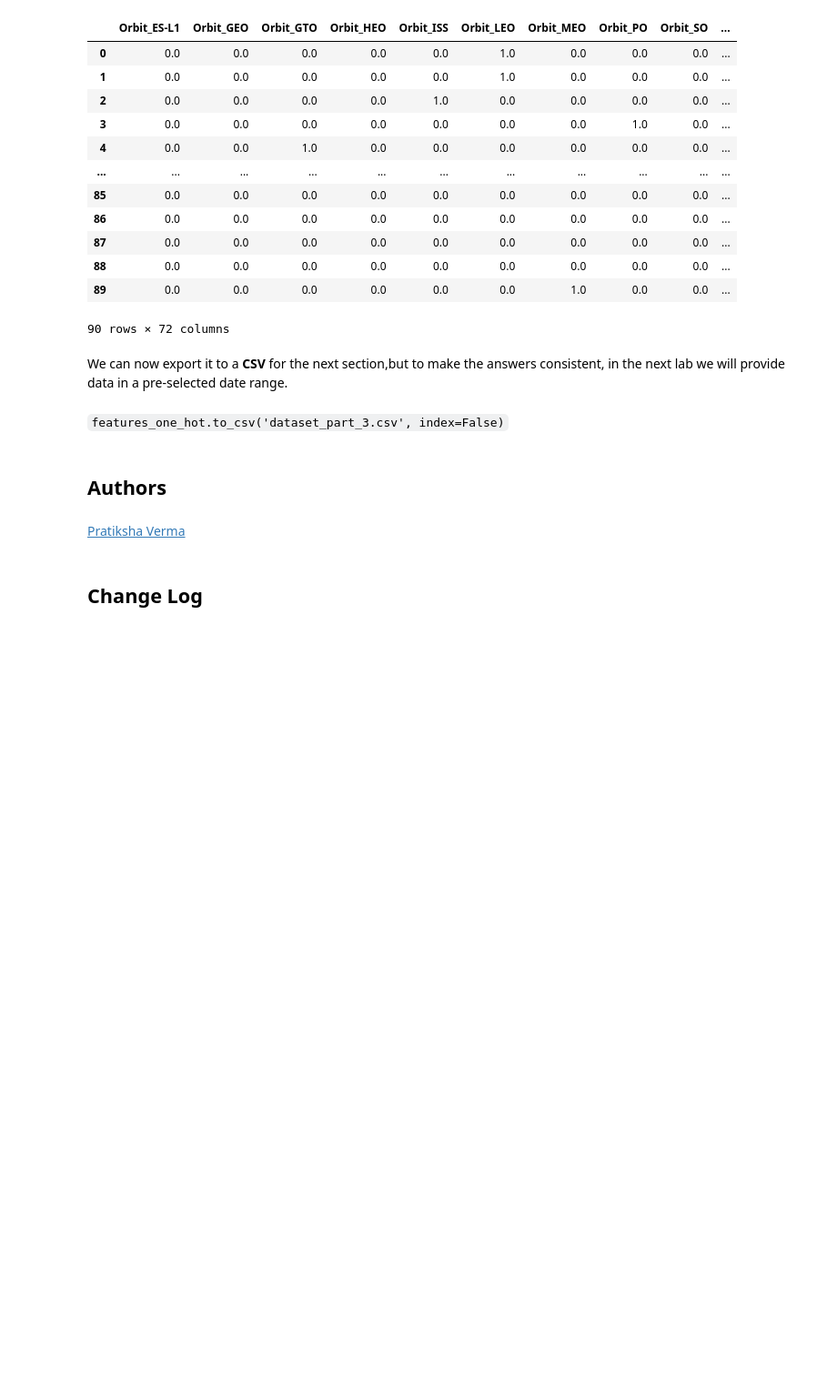
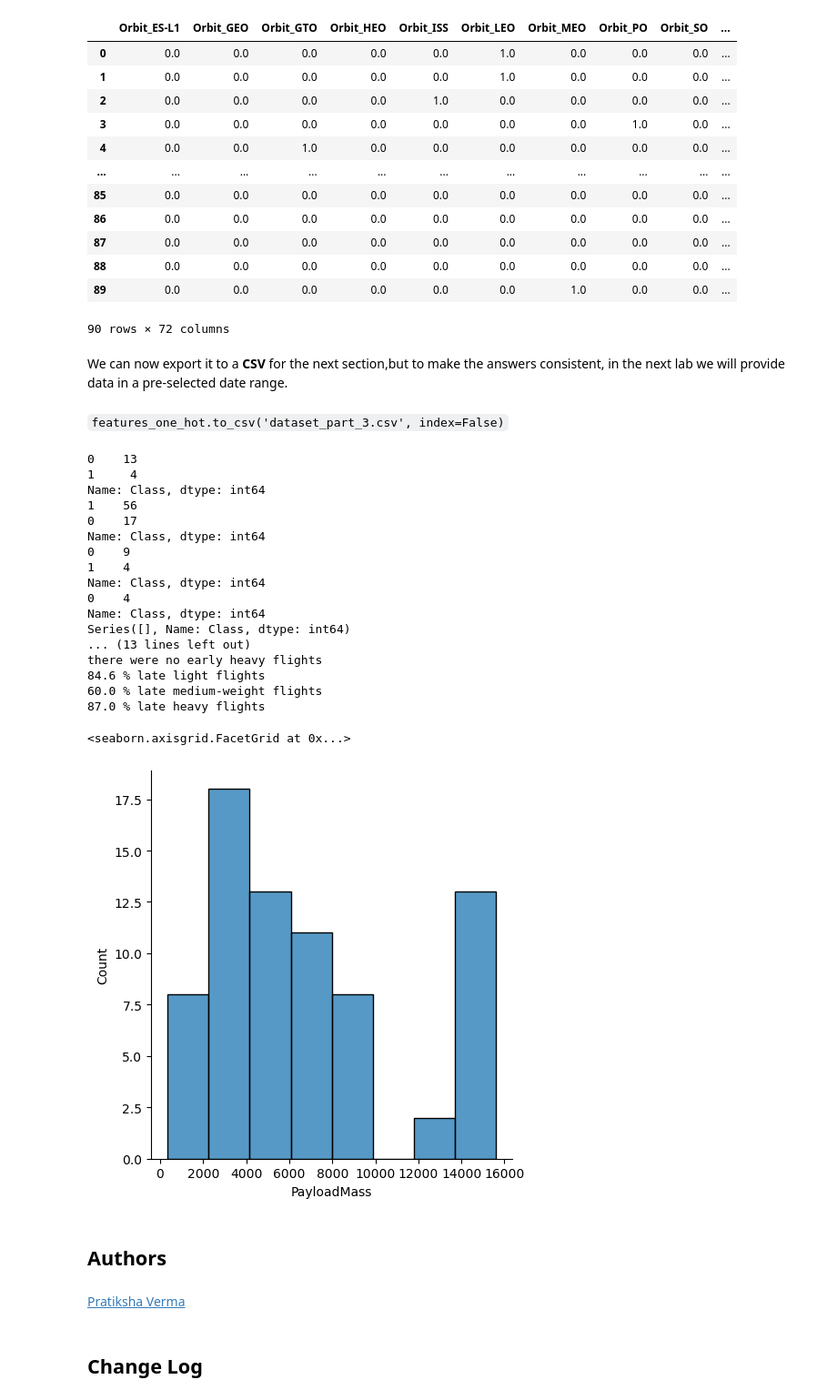
Before and after one commit to Rafael-Leite/SPACEX-Machine-Learning-Project, a Jupyter notebook: 05-EDA-Dataviz-seaborn.ipynb, the cells around one changed output. Shown: that part at 91% size. Drawn from its saved outputs; the diff is of its cells as text; code cells hidden in the pictures; blank space fills up the shorter version.

```diff
--- a/05-EDA-Dataviz-seaborn.ipynb
+++ b/05-EDA-Dataviz-seaborn.ipynb
@@ -263,6 +269,59 @@ features_one_hot.astype('float')
 We can now export it to a <b>CSV</b> for the next section,but to make the answers consistent, in the next lab we will provide data in a pre-selected date range.
 # %% [markdown]
 <code>features_one_hot.to_csv('dataset_part\_3.csv', index=False)</code>
+# %%
+#Manually implementing a naive decision tree
+df_1 = df[df['FlightNumber'] <=17] #2010-2015
+df_2 = df[df['FlightNumber'] >17]  #2016-2020
+
+df_3 = df_1[df_1['PayloadMass'] <=4000]
+df_4 = df_1[df_1['PayloadMass'].between(4000,8000)]
+df_5 = df_1[df_1['PayloadMass'] >8000]
+df_6 = df_2[df_2['PayloadMass'] <=4000]
+df_7 = df_2[df_2['PayloadMass'].between(4000,8000)]
+df_8 = df_2[df_2['PayloadMass'] >8000]
+
+print(df_1['Class'].value_counts())
+print(df_2['Class'].value_counts())
+print(df_3['Class'].value_counts())
+print(df_4['Class'].value_counts())
+print(df_5['Class'].value_counts())
+print(df_6['Class'].value_counts())
+print(df_7['Class'].value_counts())
+print(df_8['Class'].value_counts())
+
+print(np.round(4/17*100, 1),'%', 'success for early flights')
+print(np.round(56/73*100, 1),'%', 'success for late flights')
+
+print(np.round(4/13*100, 1),'%', 'success for early light flights')
+print(np.round(0/4*100, 1),'%', 'success for early medium-weight flights')
+print('there were no early heavy flights')
+
+print(np.round(22/26*100, 1), '%', 'late light flights')
+print(np.round(15/25*100, 1), '%', 'late medium-weight flights')
+print(np.round(20/23*100, 1), '%', 'late heavy flights')
+
+sns.displot(x='PayloadMass', data=df_2)
+# %% [output]
+0    13
+1     4
+Name: Class, dtype: int64
+1    56
+0    17
+Name: Class, dtype: int64
+0    9
+1    4
+Name: Class, dtype: int64
+0    4
+Name: Class, dtype: int64
+Series([], Name: Class, dtype: int64)
+... (13 lines left out)
+there were no early heavy flights
+84.6 % late light flights
+60.0 % late medium-weight flights
+87.0 % late heavy flights
+<seaborn.axisgrid.FacetGrid at 0x...>
+[figure, added]
 # %% [markdown]
 ## Authors
 # %% [markdown]
```
Also changed, not shown: parts of 4 cells of this notebook.
